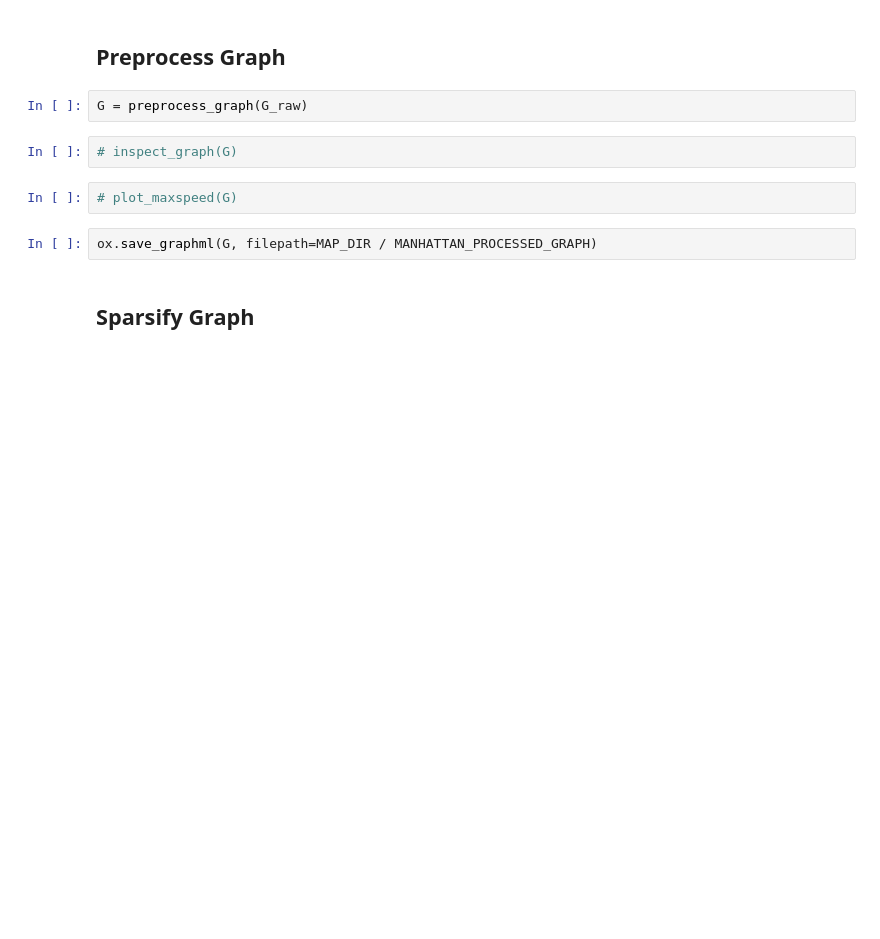
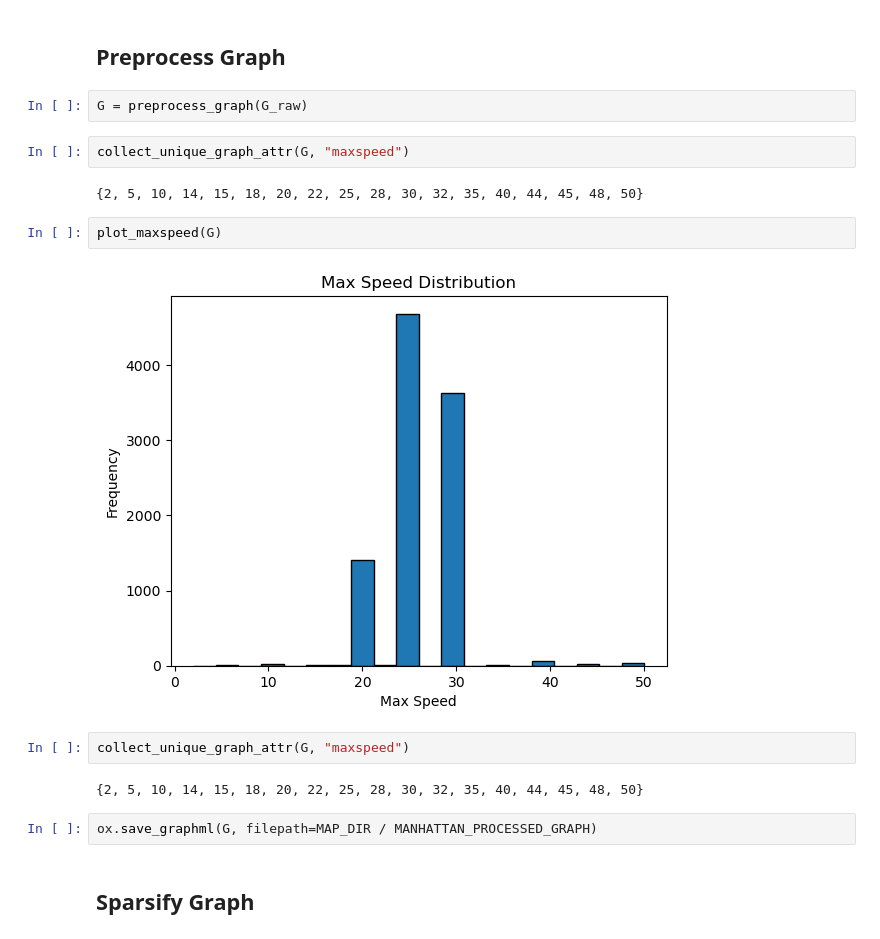
Before and after one commit to akseldkw07/Waymo-Agent, a Jupyter notebook: notebooks/osmnx-save-manhattan.ipynb, the cells around one changed output. Cells and saved outputs as stored; diff of their text form; blank space fills up the shorter version.

```diff
--- a/notebooks/osmnx-save-manhattan.ipynb
+++ b/notebooks/osmnx-save-manhattan.ipynb
@@ -39,10 +39,18 @@ fig, ax = ox.plot_graph(G_out, node_size=0, edge_linewidth=0.5, figsize=(4, 4))
 ## Preprocess Graph
 # %%
 G = preprocess_graph(G_raw)
-# %%
-# inspect_graph(G)
-# %%
-# plot_maxspeed(G)
+# %%
+collect_unique_graph_attr(G, "maxspeed")
+# %% [output]
+{2, 5, 10, 14, 15, 18, 20, 22, 25, 28, 30, 32, 35, 40, 44, 45, 48, 50}
+# %%
+plot_maxspeed(G)
+# %% [output]
+[figure, added]
+# %%
+collect_unique_graph_attr(G, "maxspeed")
+# %% [output]
+{2, 5, 10, 14, 15, 18, 20, 22, 25, 28, 30, 32, 35, 40, 44, 45, 48, 50}
 # %%
 ox.save_graphml(G, filepath=MAP_DIR / MANHATTAN_PROCESSED_GRAPH)
 # %% [markdown]
```
Also changed, not shown: parts of 4 cells of this notebook, 20 other files.
